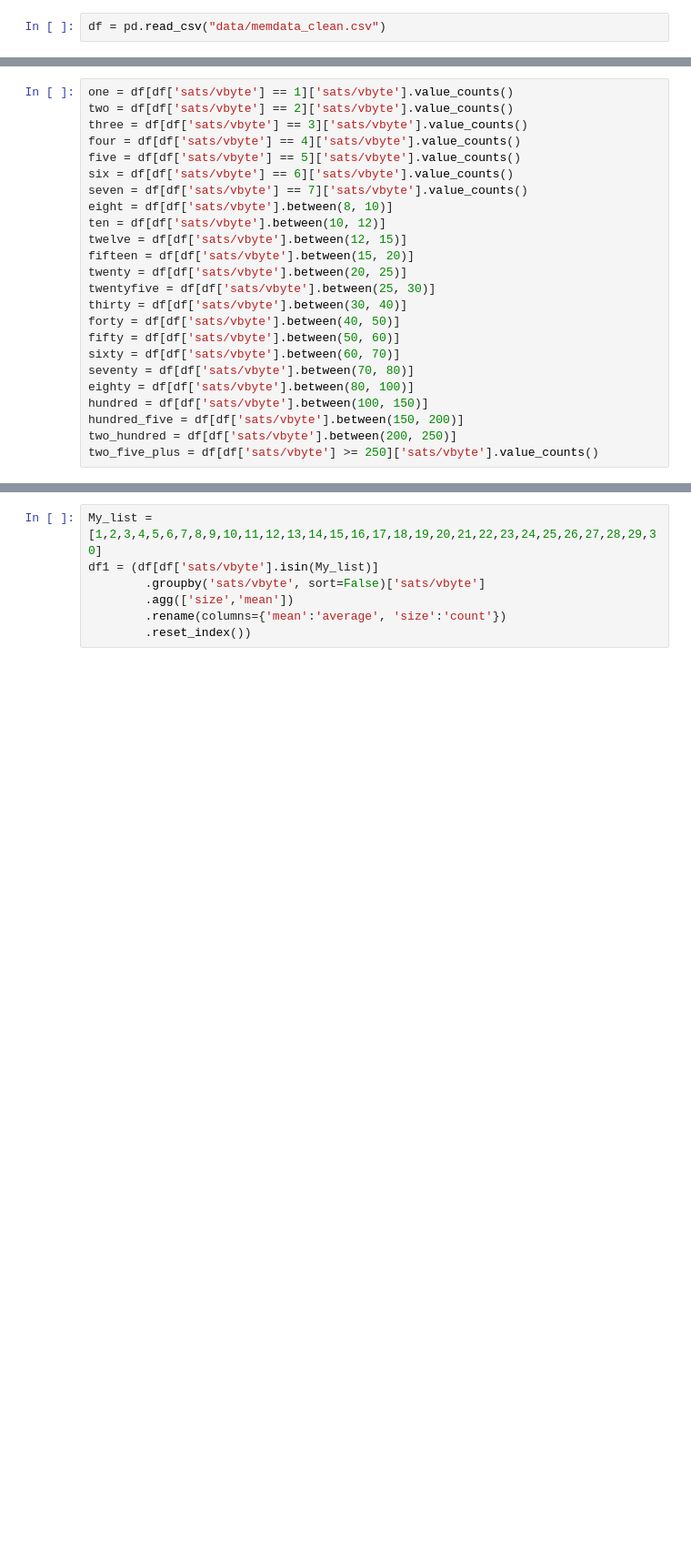
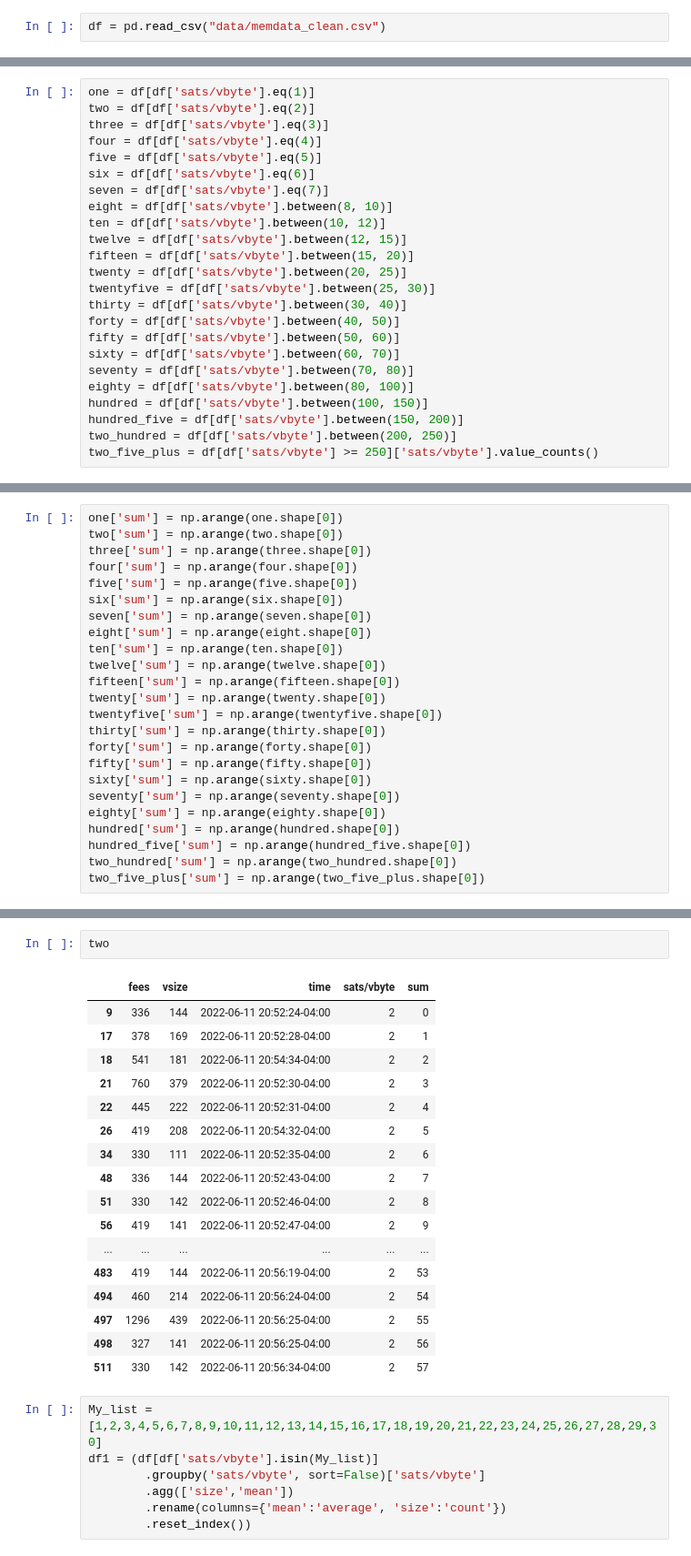
Before and after one commit to Stolpmann/bitcoin_dash, a Jupyter notebook: mempool.ipynb, the cells around one changed output, grey strips where cells are left out. Shown at 91% size. Cells and saved outputs as stored; diff of their text form; blank space fills up the shorter version.

```diff
--- a/mempool.ipynb
+++ b/mempool.ipynb
@@ -22,11 +22,11 @@ df
 # %%
-one = df[df['sats/vbyte'] == 1]['sats/vbyte'].value_counts()
-two = df[df['sats/vbyte'] == 2]['sats/vbyte'].value_counts()
-three = df[df['sats/vbyte'] == 3]['sats/vbyte'].value_counts()
-four = df[df['sats/vbyte'] == 4]['sats/vbyte'].value_counts()
-five = df[df['sats/vbyte'] == 5]['sats/vbyte'].value_counts()
-six = df[df['sats/vbyte'] == 6]['sats/vbyte'].value_counts()
-seven = df[df['sats/vbyte'] == 7]['sats/vbyte'].value_counts()
+one = df[df['sats/vbyte'].eq(1)]
+two = df[df['sats/vbyte'].eq(2)]
+three = df[df['sats/vbyte'].eq(3)]
+four = df[df['sats/vbyte'].eq(4)]
+five = df[df['sats/vbyte'].eq(5)]
+six = df[df['sats/vbyte'].eq(6)]
+seven = df[df['sats/vbyte'].eq(7)]
 eight = df[df['sats/vbyte'].between(8, 10)]
 ten = df[df['sats/vbyte'].between(10, 12)]
 twelve = df[df['sats/vbyte'].between(12, 15)]
@@ -57,0 +46,24 @@ AttributeError: 'Series' object has no attribute 'value_count'
+# %%
+one['sum'] = np.arange(one.shape[0])
+two['sum'] = np.arange(two.shape[0])
+three['sum'] = np.arange(three.shape[0])
+four['sum'] = np.arange(four.shape[0])
+five['sum'] = np.arange(five.shape[0])
+six['sum'] = np.arange(six.shape[0])
+seven['sum'] = np.arange(seven.shape[0])
+eight['sum'] = np.arange(eight.shape[0])
+ten['sum'] = np.arange(ten.shape[0])
+twelve['sum'] = np.arange(twelve.shape[0])
+fifteen['sum'] = np.arange(fifteen.shape[0])
+twenty['sum'] = np.arange(twenty.shape[0])
+twentyfive['sum'] = np.arange(twentyfive.shape[0])
+thirty['sum'] = np.arange(thirty.shape[0])
+forty['sum'] = np.arange(forty.shape[0])
+fifty['sum'] = np.arange(fifty.shape[0])
+sixty['sum'] = np.arange(sixty.shape[0])
+seventy['sum'] = np.arange(seventy.shape[0])
+eighty['sum'] = np.arange(eighty.shape[0])
+hundred['sum'] = np.arange(hundred.shape[0])
+hundred_five['sum'] = np.arange(hundred_five.shape[0])
+two_hundred['sum'] = np.arange(two_hundred.shape[0])
+two_five_plus['sum'] = np.arange(two_five_plus.shape[0])
@@ -58,3 +88,23 @@ AttributeError: 'Series' object has no attribute 'value_count'
+# %%
+two
+# %% [output]
+|  | fees | vsize | time | sats/vbyte | sum |
+| 9 | 336 | 144 | 2022-06-11 20:52:24-04:00 | 2 | 0 |
+| 17 | 378 | 169 | 2022-06-11 20:52:28-04:00 | 2 | 1 |
+| 18 | 541 | 181 | 2022-06-11 20:54:34-04:00 | 2 | 2 |
+| 21 | 760 | 379 | 2022-06-11 20:52:30-04:00 | 2 | 3 |
+| 22 | 445 | 222 | 2022-06-11 20:52:31-04:00 | 2 | 4 |
+| 26 | 419 | 208 | 2022-06-11 20:54:32-04:00 | 2 | 5 |
+| 34 | 330 | 111 | 2022-06-11 20:52:35-04:00 | 2 | 6 |
+| 48 | 336 | 144 | 2022-06-11 20:52:43-04:00 | 2 | 7 |
+| 51 | 330 | 142 | 2022-06-11 20:52:46-04:00 | 2 | 8 |
+| 56 | 419 | 141 | 2022-06-11 20:52:47-04:00 | 2 | 9 |
+| ... | ... | ... | ... | ... | ... |
+| 483 | 419 | 144 | 2022-06-11 20:56:19-04:00 | 2 | 53 |
+| 494 | 460 | 214 | 2022-06-11 20:56:24-04:00 | 2 | 54 |
+| 497 | 1296 | 439 | 2022-06-11 20:56:25-04:00 | 2 | 55 |
+| 498 | 327 | 141 | 2022-06-11 20:56:25-04:00 | 2 | 56 |
+| 511 | 330 | 142 | 2022-06-11 20:56:34-04:00 | 2 | 57 |
 # %%
 My_list = [1,2,3,4,5,6,7,8,9,10,11,12,13,14,15,16,17,18,19,20,21,22,23,24,25,26,27,28,29,30]
 df1 = (df[df['sats/vbyte'].isin(My_list)]
```
Also changed, not shown: parts of 5 cells of this notebook, 2 other files.
